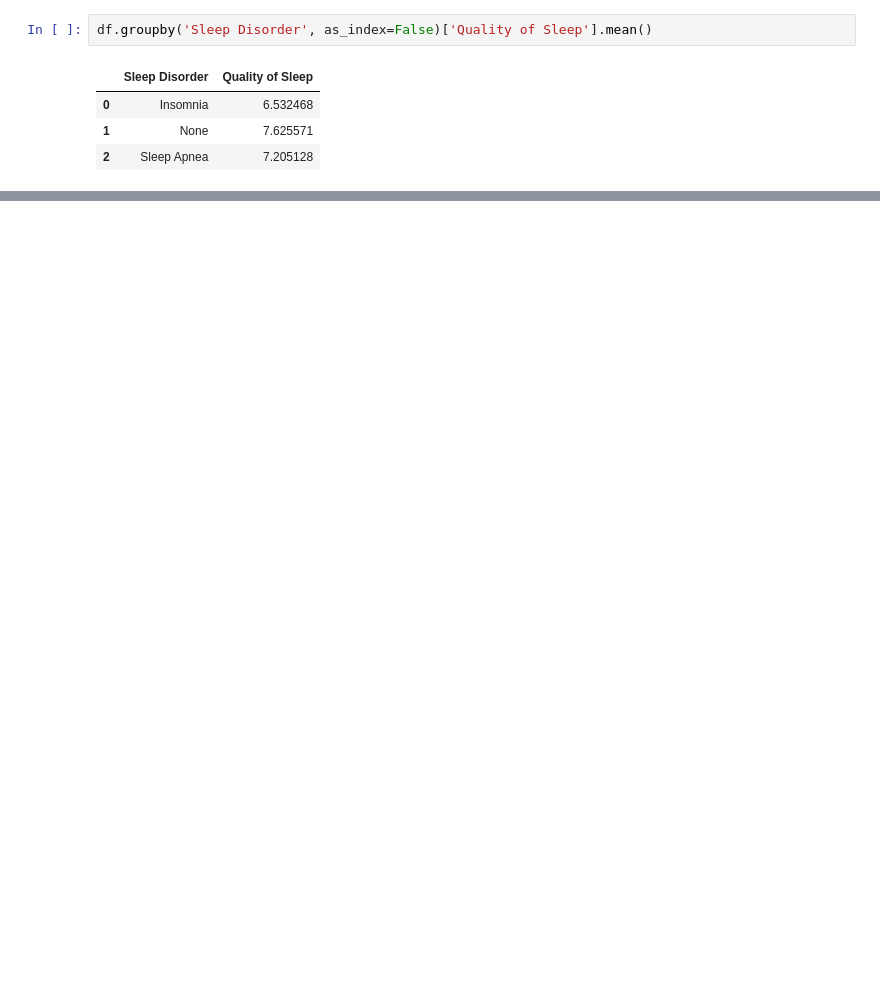
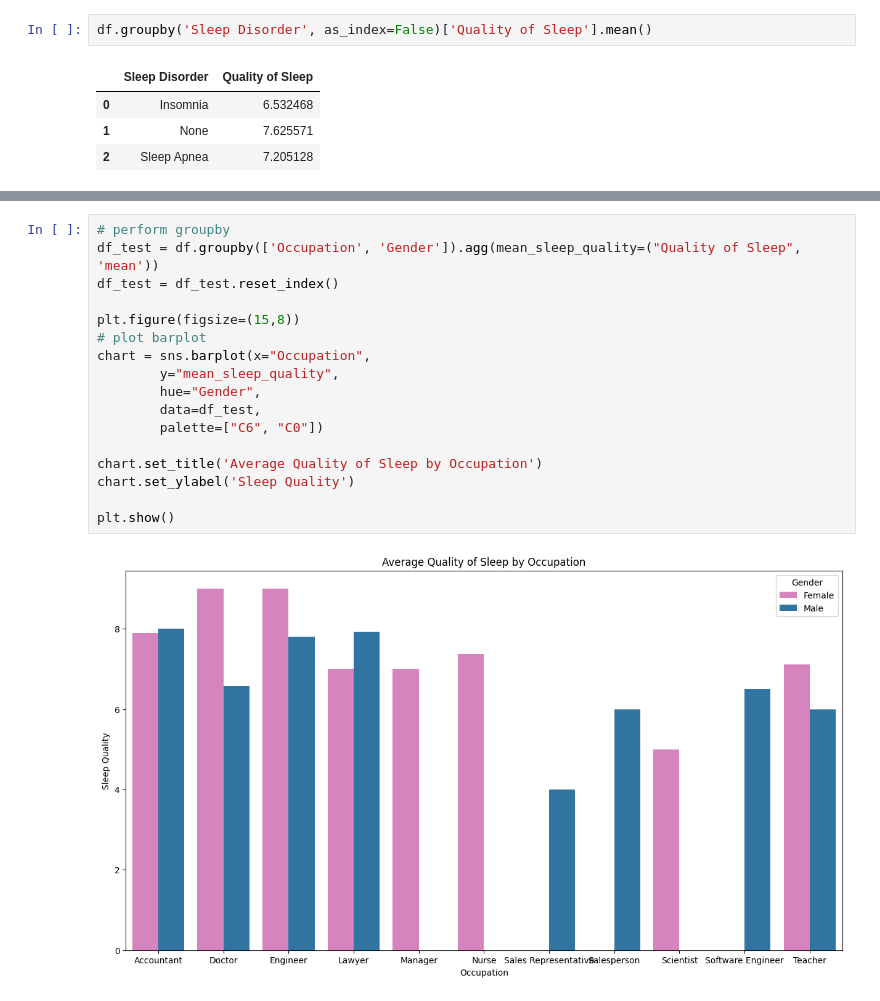
Before and after one commit to lauravos/capstone-project, a Jupyter notebook: EDA.ipynb, the cells around one changed output, grey strips where cells are left out. Saved outputs shown, nothing was run; the diff lists cells and outputs as text; blank space fills up the shorter version.

```diff
--- a/EDA.ipynb
+++ b/EDA.ipynb
@@ -195,0 +254,19 @@ plt.show()
+# %%
+# perform groupby
+df_test = df.groupby(['Occupation', 'Gender']).agg(mean_sleep_quality=("Quality of Sleep", 'mean'))
+df_test = df_test.reset_index()
+
+plt.figure(figsize=(15,8))
+# plot barplot
+chart = sns.barplot(x="Occupation",
+		y="mean_sleep_quality",
+		hue="Gender",
+		data=df_test,
+        palette=["C6", "C0"])
+
+chart.set_title('Average Quality of Sleep by Occupation')
+chart.set_ylabel('Sleep Quality')
+
+plt.show()
+# %% [output]
+[figure, added]
```
Also changed, not shown: parts of 15 cells of this notebook.
